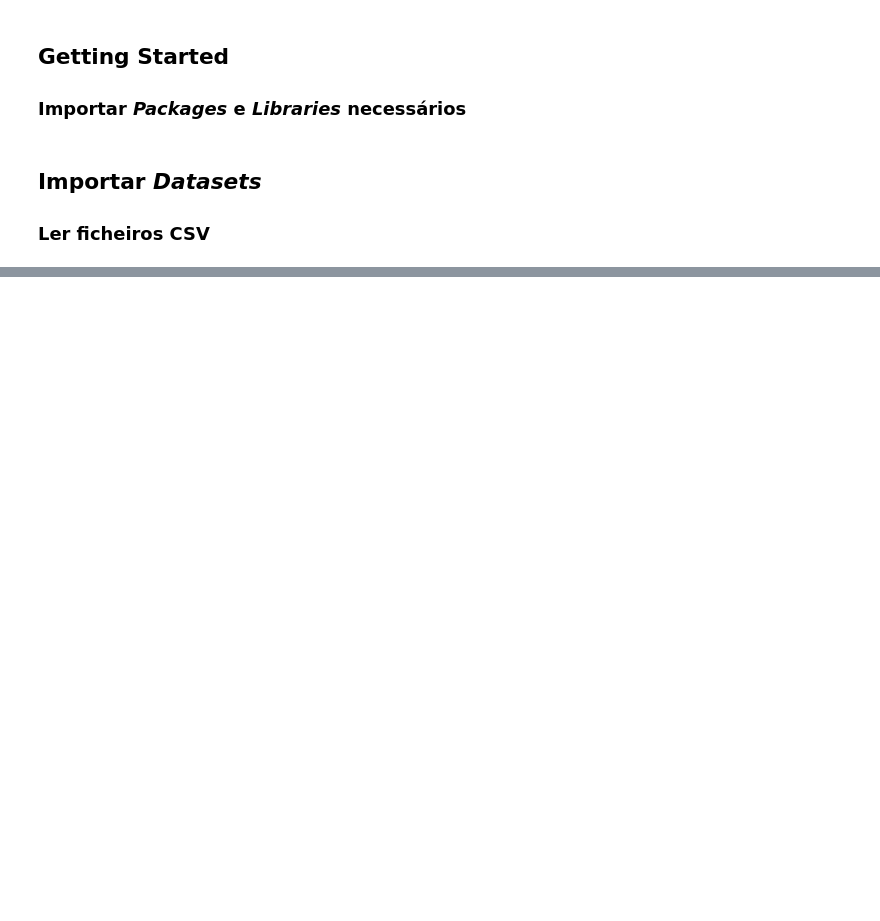
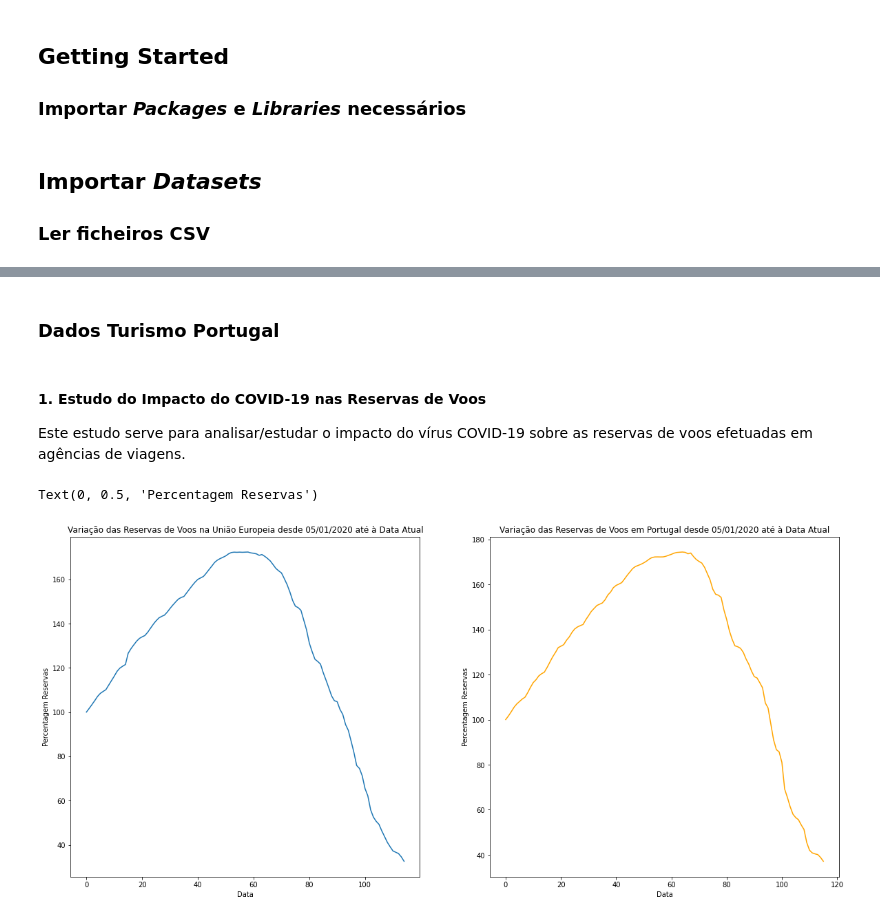
Before and after one commit to diogoesnog/COVID-19, a Jupyter notebook: notebookFinal.ipynb, the cells around one changed output, grey strips where cells are left out. Drawn from its saved outputs; the diff is of its cells as text; code cells hidden in the pictures; blank space fills up the shorter version.

```diff
--- a/notebookFinal.ipynb
+++ b/notebookFinal.ipynb
@@ -45,0 +158,27 @@ print(Covid_19_Countries)
+# %% [markdown]
+### Dados Turismo Portugal
+# %% [markdown]
+#### 1. Estudo do Impacto do COVID-19 nas Reservas de Voos
+Este estudo serve para analisar/estudar o impacto do vírus COVID-19 sobre as reservas de voos efetuadas em agências de viagens.
+# %%
+plt.figure(figsize=(20,20))
+
+plt.subplot(2,2,1)
+x1 = np.arange(len(reservasUE))
+y1 = reservasUE['Reservas']
+plt.plot(x1, y1)
+plt.title('Variação das Reservas de Voos na União Europeia desde 05/01/2020 até à Data Atual')
+plt.xlabel('Data')
+plt.ylabel('Percentagem Reservas')
+
+
+plt.subplot(2,2,2)
+x2 = np.arange(len(reservasPT))
+y2 = reservasPT['Reservas']
+plt.plot(x2, y2, color = "orange")
+plt.title('Variação das Reservas de Voos em Portugal desde 05/01/2020 até à Data Atual')
+plt.xlabel('Data')
+plt.ylabel('Percentagem Reservas')
+# %% [output]
+Text(0, 0.5, 'Percentagem Reservas')
+[figure, added]
```
Also changed, not shown: parts of 20 cells of this notebook, 1 other file.
